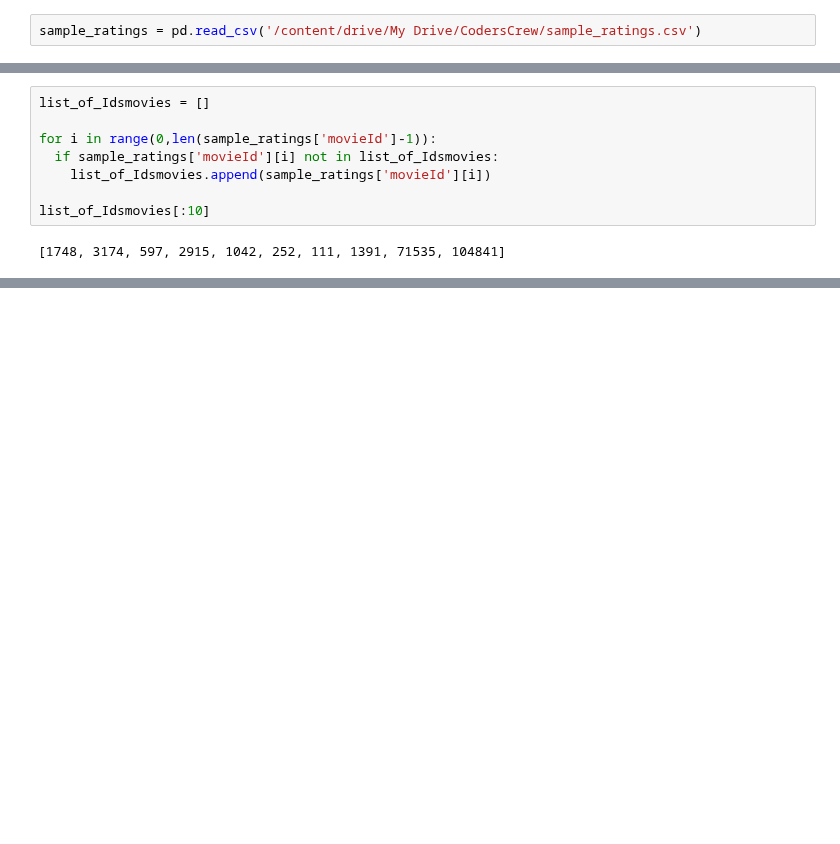
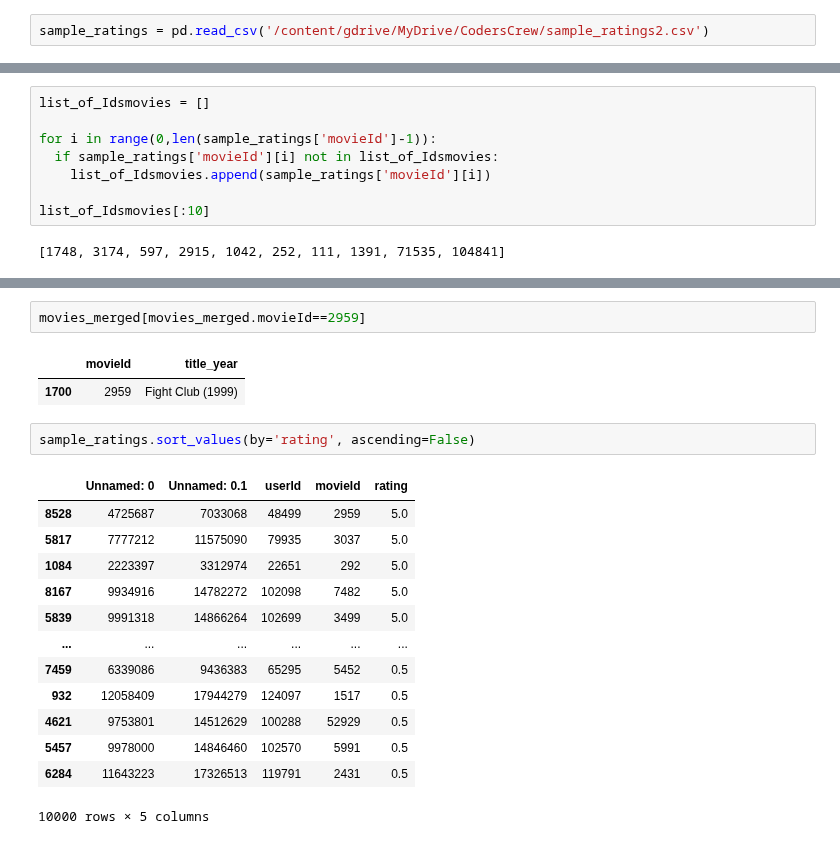
Before and after one commit to KatBotkowska/CodersCrew, a Jupyter notebook: Netflix_data.ipynb, the cells around one changed output, grey strips where cells are left out. Cells and saved outputs as stored; diff of their text form; blank space fills up the shorter version.

```diff
--- a/Netflix_data.ipynb
+++ b/Netflix_data.ipynb
@@ -2067,7 +1886,7 @@ KeyboardInterrupt: ignored
 # %% [markdown]
 ##Dataframe z wylosowanymi danymi by ograniczyć zużycie pamięci przy trenowaniu modelu
 # %%
-sample_ratings = pd.read_csv('/content/drive/My Drive/CodersCrew/sample_ratings.csv')
+sample_ratings = pd.read_csv('/content/gdrive/MyDrive/CodersCrew/sample_ratings2.csv')
 # %%
 print('Min value: ' + str(sample_ratings.rating.min()))
 print('Max value: ' + str(sample_ratings.rating.max()))
@@ -2240,0 +2137,21 @@ How many recommenations do you want? 10
+# %%
+movies_merged[movies_merged.movieId==2959]
+# %% [output]
+|  | movieId | title_year |
+| 1700 | 2959 | Fight Club (1999) |
+# %%
+sample_ratings.sort_values(by='rating', ascending=False)
+# %% [output]
+|  | Unnamed: 0 | Unnamed: 0.1 | userId | movieId | rating |
+| 8528 | 4725687 | 7033068 | 48499 | 2959 | 5.0 |
+| 5817 | 7777212 | 11575090 | 79935 | 3037 | 5.0 |
+| 1084 | 2223397 | 3312974 | 22651 | 292 | 5.0 |
+| 8167 | 9934916 | 14782272 | 102098 | 7482 | 5.0 |
+| 5839 | 9991318 | 14866264 | 102699 | 3499 | 5.0 |
+| ... | ... | ... | ... | ... | ... |
+| 7459 | 6339086 | 9436383 | 65295 | 5452 | 0.5 |
+| 932 | 12058409 | 17944279 | 124097 | 1517 | 0.5 |
+| 4621 | 9753801 | 14512629 | 100288 | 52929 | 0.5 |
+| 5457 | 9978000 | 14846460 | 102570 | 5991 | 0.5 |
+| 6284 | 11643223 | 17326513 | 119791 | 2431 | 0.5 |
+10000 rows × 5 columns
```
Also changed, not shown: parts of 25 cells of this notebook.
